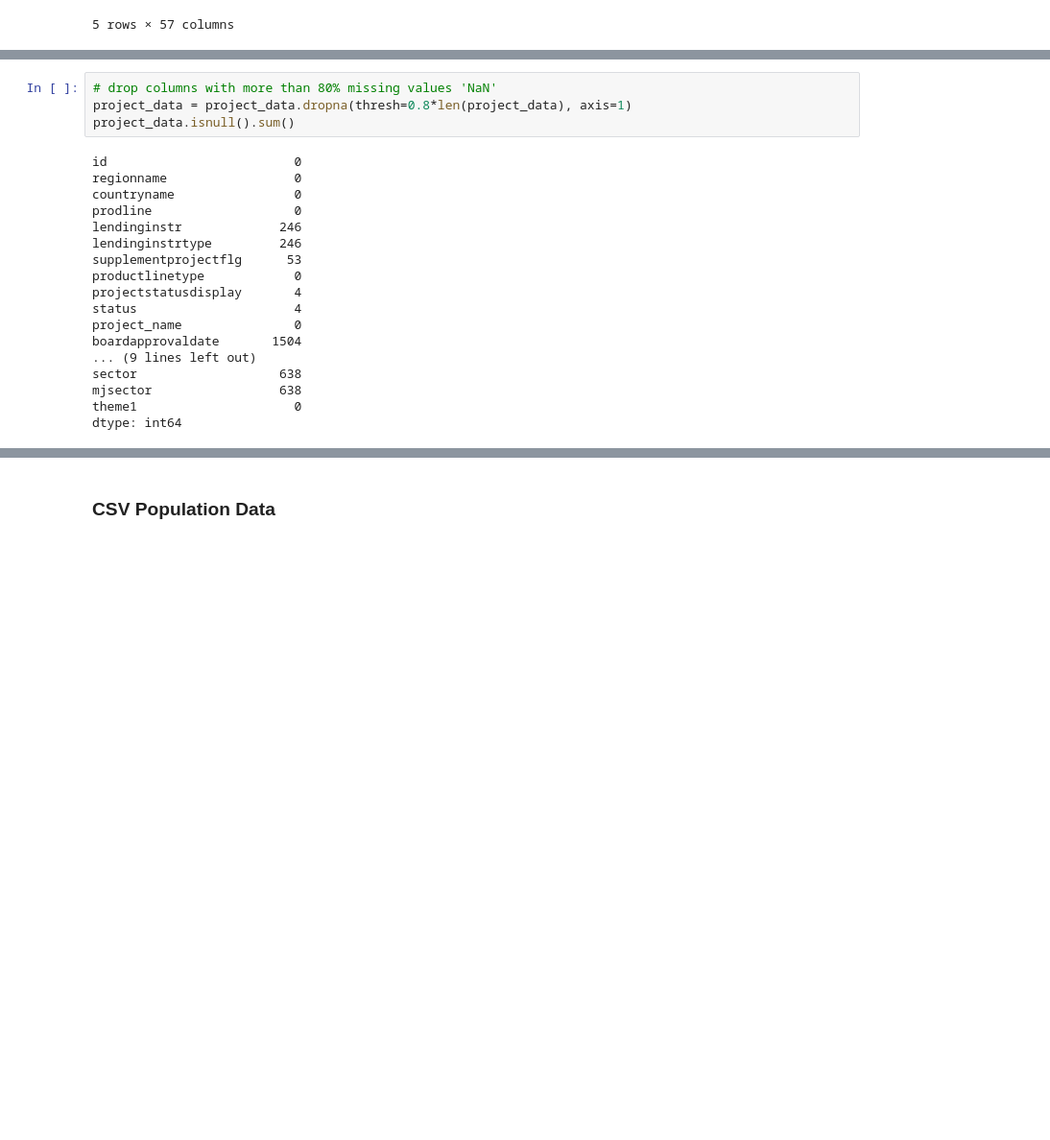
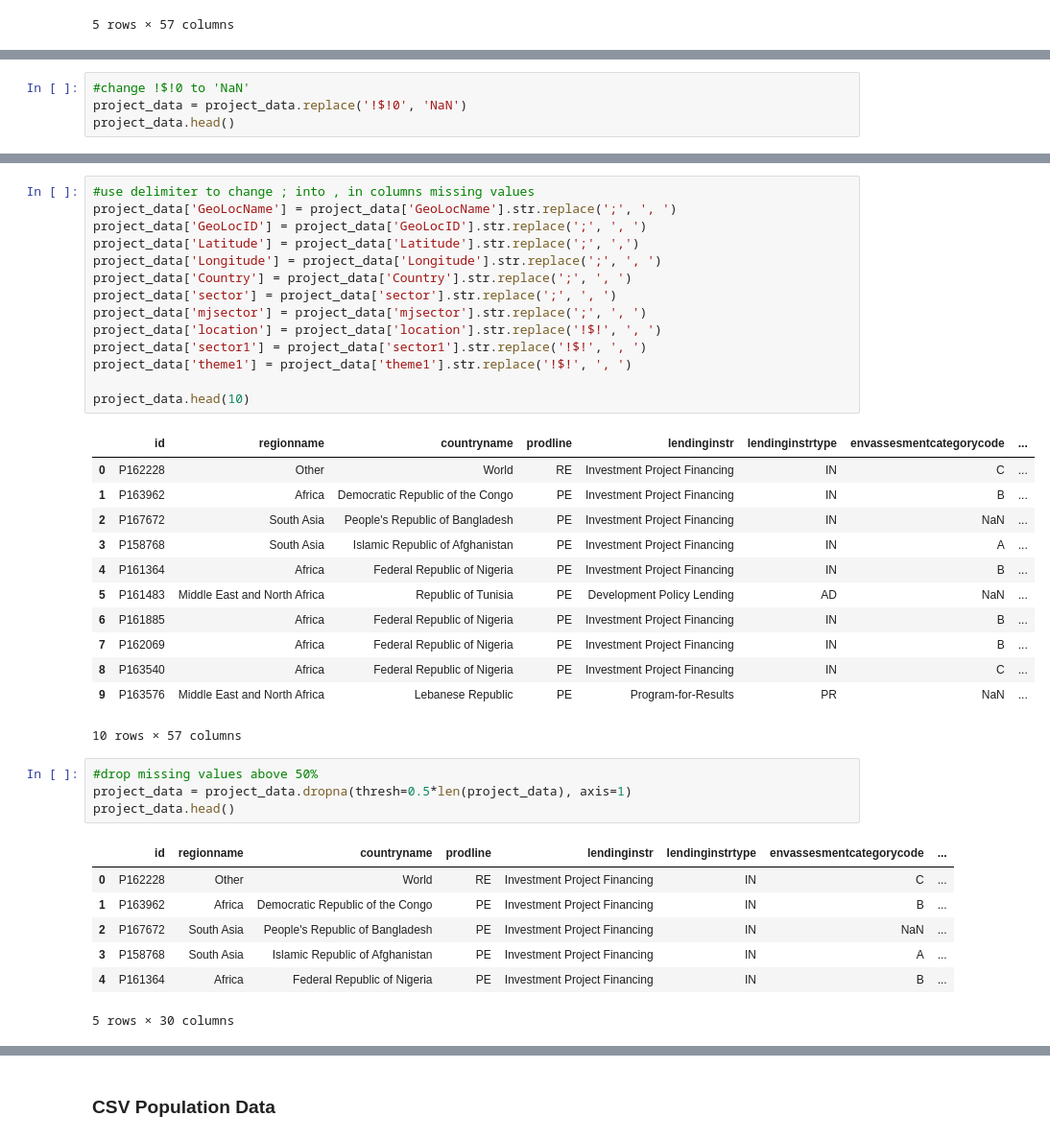
Before and after one commit to putridia/mini_project, a Jupyter notebook: app.ipynb, the cells around one changed output, grey strips where cells are left out. Shown at 96% size. Cells and saved outputs as stored; diff of their text form; blank space fills up the shorter version.

```diff
--- a/app.ipynb
+++ b/app.ipynb
@@ -105,0 +133,4 @@ dtype: int64
+# %%
+#change !$!0 to 'NaN'
+project_data = project_data.replace('!$!0', 'NaN')
+project_data.head()
@@ -106,22 +145,39 @@ dtype: int64
+# %%
+#use delimiter to change ; into , in columns missing values
+project_data['GeoLocName'] = project_data['GeoLocName'].str.replace(';', ', ')
+project_data['GeoLocID'] = project_data['GeoLocID'].str.replace(';', ', ')
+project_data['Latitude'] = project_data['Latitude'].str.replace(';', ',')
+project_data['Longitude'] = project_data['Longitude'].str.replace(';', ', ')
+project_data['Country'] = project_data['Country'].str.replace(';', ', ')
+project_data['sector'] = project_data['sector'].str.replace(';', ', ')
+project_data['mjsector'] = project_data['mjsector'].str.replace(';', ', ')
+project_data['location'] = project_data['location'].str.replace('!$!', ', ')
+project_data['sector1'] = project_data['sector1'].str.replace('!$!', ', ')
+project_data['theme1'] = project_data['theme1'].str.replace('!$!', ', ')
+
+project_data.head(10)
+# %% [output]
+|  | id | regionname | countryname | prodline | lendinginstr | lendinginstrtype | envassesmentcategorycode | ... |
+| 0 | P162228 | Other | World | RE | Investment Project Financing | IN | C | ... |
+| 1 | P163962 | Africa | Democratic Republic of the Congo | PE | Investment Project Financing | IN | B | ... |
+| 2 | P167672 | South Asia | People's Republic of Bangladesh | PE | Investment Project Financing | IN | NaN | ... |
+| 3 | P158768 | South Asia | Islamic Republic of Afghanistan | PE | Investment Project Financing | IN | A | ... |
+| 4 | P161364 | Africa | Federal Republic of Nigeria | PE | Investment Project Financing | IN | B | ... |
+| 5 | P161483 | Middle East and North Africa | Republic of Tunisia | PE | Development Policy Lending | AD | NaN | ... |
+| 6 | P161885 | Africa | Federal Republic of Nigeria | PE | Investment Project Financing | IN | B | ... |
+| 7 | P162069 | Africa | Federal Republic of Nigeria | PE | Investment Project Financing | IN | B | ... |
+| 8 | P163540 | Africa | Federal Republic of Nigeria | PE | Investment Project Financing | IN | C | ... |
+| 9 | P163576 | Middle East and North Africa | Lebanese Republic | PE | Program-for-Results | PR | NaN | ... |
+10 rows × 57 columns
 # %%
-# drop columns with more than 80% missing values 'NaN'
-project_data = project_data.dropna(thresh=0.8*len(project_data), axis=1)
-project_data.isnull().sum()
+#drop missing values above 50%
+project_data = project_data.dropna(thresh=0.5*len(project_data), axis=1)
+project_data.head()
 # %% [output]
+|  | id | regionname | countryname | prodline | lendinginstr | lendinginstrtype | envassesmentcategorycode | ... |
+| 0 | P162228 | Other | World | RE | Investment Project Financing | IN | C | ... |
+| 1 | P163962 | Africa | Democratic Republic of the Congo | PE | Investment Project Financing | IN | B | ... |
+| 2 | P167672 | South Asia | People's Republic of Bangladesh | PE | Investment Project Financing | IN | NaN | ... |
+| 3 | P158768 | South Asia | Islamic Republic of Afghanistan | PE | Investment Project Financing | IN | A | ... |
+| 4 | P161364 | Africa | Federal Republic of Nigeria | PE | Investment Project Financing | IN | B | ... |
-id                         0
-regionname                 0
-countryname                0
-prodline                   0
-lendinginstr             246
-lendinginstrtype         246
-supplementprojectflg      53
-productlinetype            0
-projectstatusdisplay       4
-status                     4
-project_name               0
-boardapprovaldate       1504
-... (9 lines left out)
-sector                   638
-mjsector                 638
-theme1                     0
-dtype: int64
+5 rows × 30 columns
```
Also changed, not shown: parts of 57 cells of this notebook, 5 other files.
